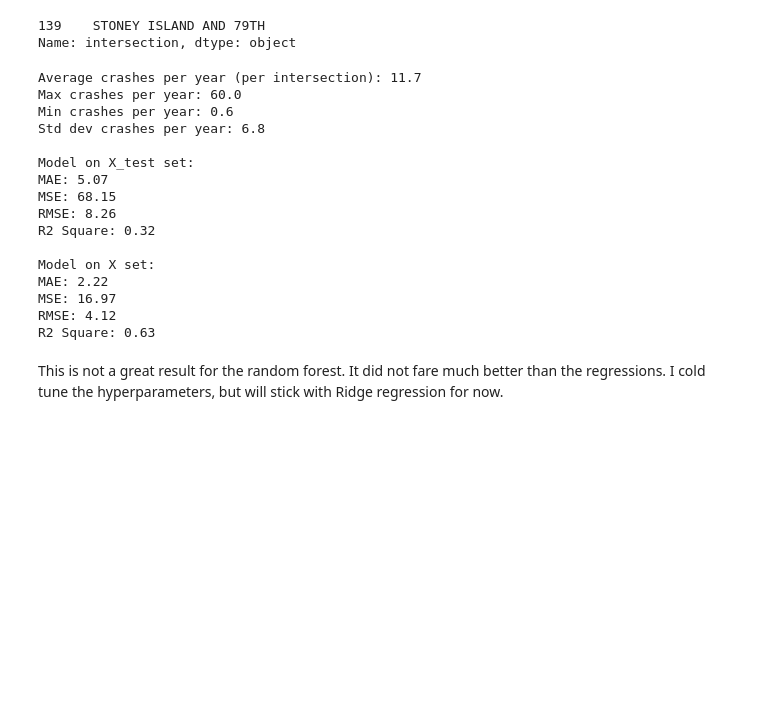
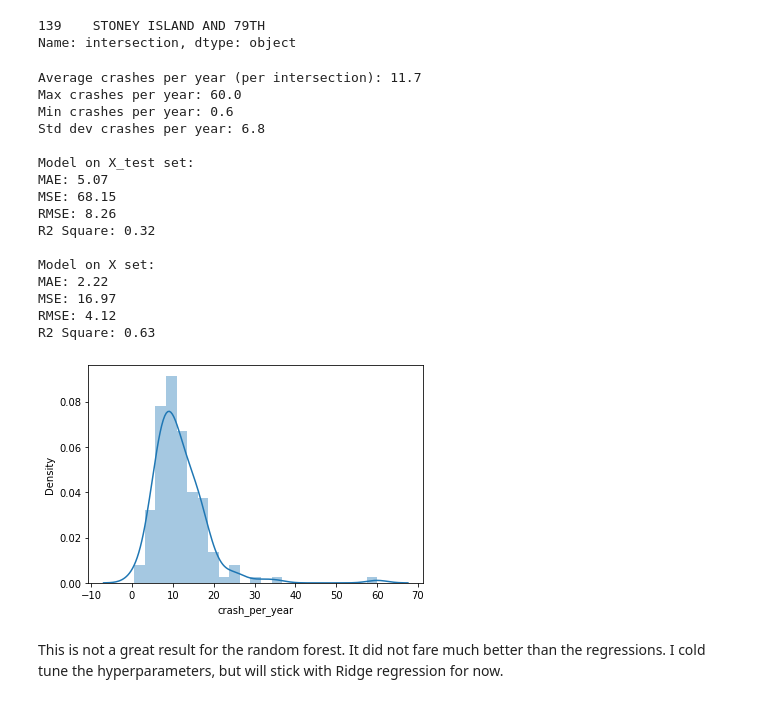
Before and after one commit to sciencelee/chicago-red-light-cameras, a Jupyter notebook: 04-crash-linreg.ipynb, the cells around one changed output. Saved outputs shown, nothing was run; the diff lists cells and outputs as text; code cells hidden in the pictures; blank space fills up the shorter version.

```diff
--- a/04-crash-linreg.ipynb
+++ b/04-crash-linreg.ipynb
@@ -831,39 +812,41 @@ crash_df[crash_df.n_crash==200]['intersection']
 Name: intersection, dtype: object
 # %%
 # Get mae to compare it
+sns.distplot(y)
 print('Average crashes per year (per intersection): {:.1f}'.format(y.mean()))
 print('Max crashes per year: {:.1f}'.format(y.max()))
 print('Min crashes per year: {:.1f}'.format(y.min()))
 print('Std dev crashes per year: {:.1f}'.format(y.std()))
 
 
 print()
 
 print("Model on X_test set:")
 pred = forest.predict(X_test)
 print_evaluate(y_test, pred)
 
 print()
 pred= forest.predict(X)
 print('Model on X set:')
 print_evaluate(y, pred)
 # %% [output]
 Average crashes per year (per intersection): 11.7
 Max crashes per year: 60.0
 Min crashes per year: 0.6
 Std dev crashes per year: 6.8
 
 Model on X_test set:
 MAE: 5.07
 MSE: 68.15
 RMSE: 8.26
 R2 Square: 0.32
 
 Model on X set:
 MAE: 2.22
 MSE: 16.97
 RMSE: 4.12
 R2 Square: 0.63
+[figure, added]
 # %% [markdown]
 This is not a great result for the random forest.  It did not fare much better than the regressions.  I cold tune the hyperparameters, but will stick with Ridge regression for now.
 # %% [markdown]
```
Also changed, not shown: parts of 5 cells of this notebook, 1 other file.
